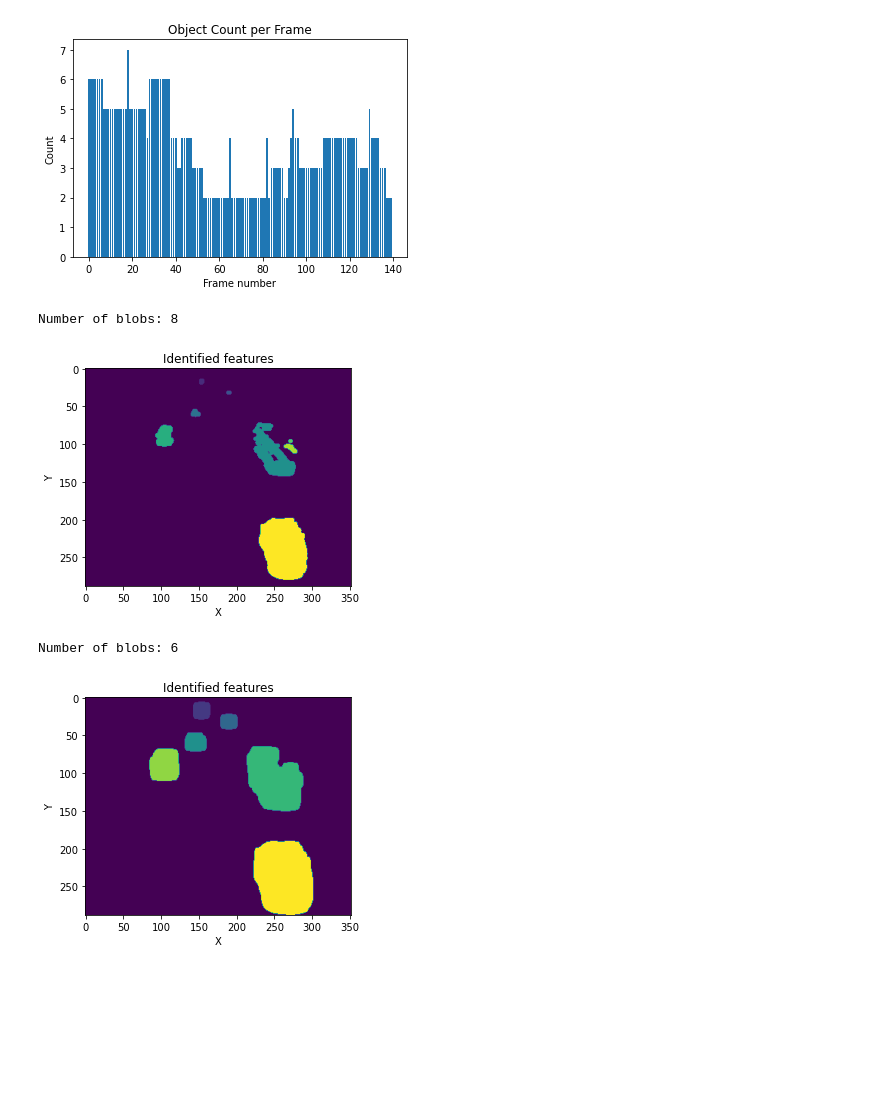
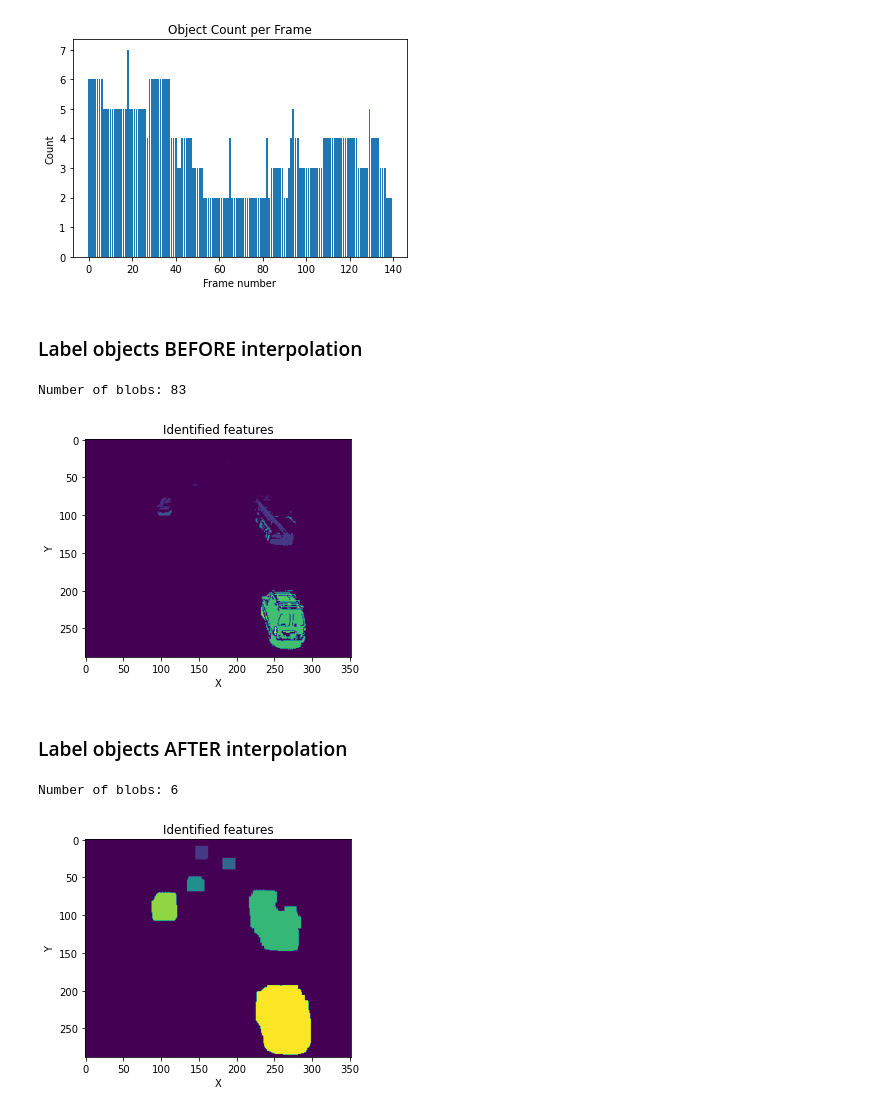
Before and after one commit to ftesla11/cv-functions, a Jupyter notebook: main.ipynb, the cells around one changed output. Cells and saved outputs as stored; diff of their text form; code cells hidden in the pictures; blank space fills up the shorter version.

```diff
--- a/main.ipynb
+++ b/main.ipynb
@@ -605,6 +688,7 @@ ICV_play_video(frames)
 # %%
-reference_frame = ICV_get_background(frames)
-ICV_show_img(reference_frame, 'bg')
-cv2.imwrite('figures/object_segmentation/background.png', reference_frame)
+# get background
+background = ICV_get_background(frames)
+ICV_show_img(background, 'bg')
+cv2.imwrite('figures/object_segmentation/background.png', background)
 # %% [output]
 True
@@ -610,0 +699,5 @@ True
+# %%
+# frame differencing with respect to background
+segmented_from_background = ICV_compute_segmentation(frames, background)
+classified_from_background = ICV_threshold_classification(segmented_from_background, threshold)
+cv2.imwrite('figures/object_segmentation/first_frame_from_background.png', classified_from_background[0])
@@ -668,29 +739,25 @@ plt.title('Object Count per Frame')
 plt.savefig('figures/object_segmentation/object_count_graph.png')
 # %% [output]
 [figure]
+# %% [markdown]
+### Label objects BEFORE interpolation
 # %%
-im = ndimage.gaussian_filter(classified_frames[0], 1)
-blobs, count = ndimage.label(im)
+blobs, count = ndimage.label(classified_from_background[0])
 print('Number of blobs:', count)
 
 plt.imshow(blobs)
 plt.xlabel('X')
 plt.ylabel('Y')
 plt.title('Identified features')
 plt.savefig('figures/object_segmentation/blob_count_original.png')
 plt.show()
 # %% [output]
-Number of blobs: 8
+Number of blobs: 83
-[figure, old version]
+[figure, new version]
+# %% [markdown]
+### Label objects AFTER interpolation
 # %%
-
-
-#flatten to make greyscale, using your second red-black image as input.
-#im = scipy.misc.imread('blobs.jpg',flatten=1)
-#smooth and threshold as image has compression artifacts (jpg)
-
-im = ndimage.gaussian_filter(interpolated_frames[0], 1)
-blobs, count = ndimage.label(im)
+blobs, count = ndimage.label(interpolated_frames[0])
 print('Number of blobs:', count)
 
 plt.imshow(blobs)
@@ -701,4 +768,4 @@ plt.savefig('figures/object_segmentation/blob_count_interpolated.png')
 plt.show()
 # %% [output]
 Number of blobs: 6
-[figure, old version]
+[figure, new version]
```
Also changed, not shown: parts of 48 cells of this notebook, 57 other files.
